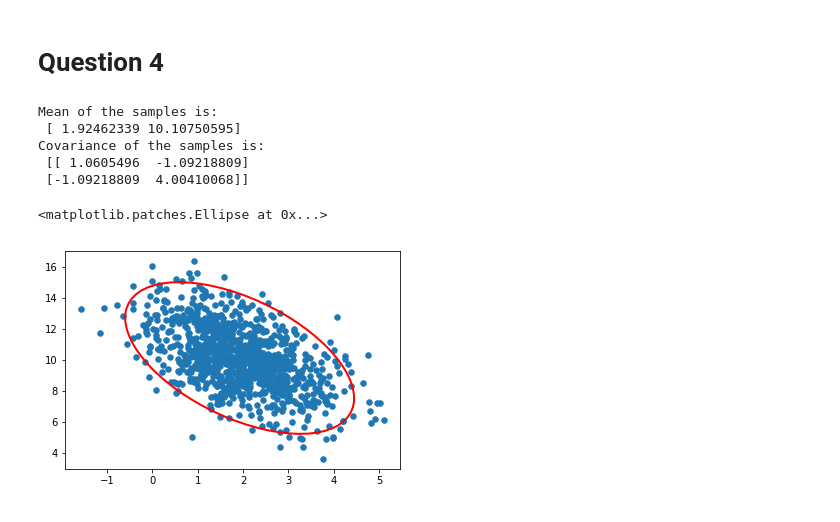
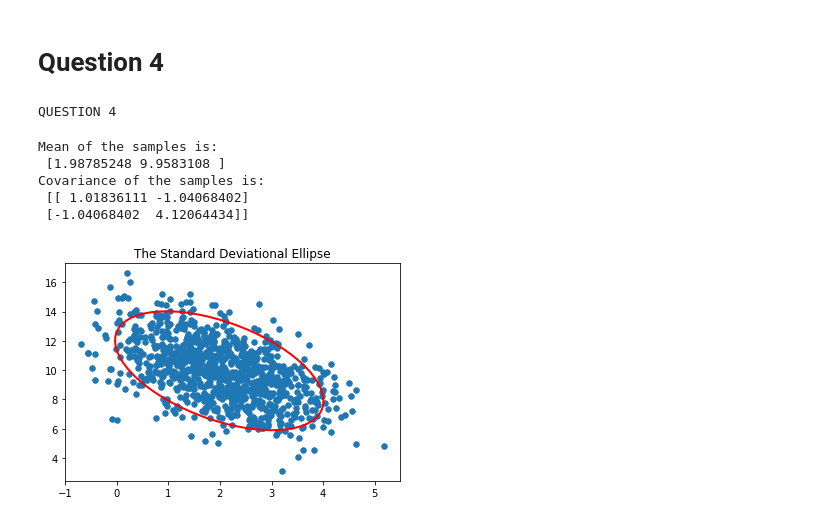
Before and after one commit to efeacer/Bilkent_EEE482_Assignments, a Jupyter notebook: Homework1_EA/Question4.ipynb, the cells around one changed output. Saved outputs shown, nothing was run; the diff lists cells and outputs as text; code cells hidden in the pictures.

```diff
--- a/Homework1_EA/Question4.ipynb
+++ b/Homework1_EA/Question4.ipynb
@@ -4,6 +5,26 @@
 import numpy as np
 import matplotlib.pyplot as plt
 from matplotlib.patches import Ellipse
+# %%
+# QUESTION 4
+print('QUESTION 4\n')
+# %% [output]
+QUESTION 4
+# %%
+def decompose(A):
+    """
+    Given a positive definite matrix A, computes and returns a
+    matrix Y such that Y^T.Y decomposes A. This decomposition
+    is a special case of SVD for positive definite matrices.
+    Args:
+        A: A positive definite matrix
+    Returns:
+        Y: A matrix such that A = Y^T.Y
+    """
+    Q, L, Q_T = np.linalg.svd(A)
+    L_sqrt = np.sqrt(np.diag(L))
+    Y = L_sqrt.dot(Q_T)
+    return Y
 # %%
 def ndRandn(mean, cov, num=1):
     """
@@ -28,18 +49,18 @@ def ndRandn(mean, cov, num=1):
     for _ in range(num):
         # Prepare a zero mean, unit covariance sample, that will later be adjusted
         sample_ident_cov = np.random.multivariate_normal(zero_mean, ident_cov)
-        # We can use Cholesky decomposition (a special case of SVD), since
-        # every covariance matrix must be symmetric and positive semidefinite
-        Y = np.linalg.cholesky(cov).T
+        # We can apply a special case of SVD to decompose A as Y^T.Y
+        # Y = np.linalg.cholesky(cov).T # alternative library function
+        Y = decompose(cov)
         # Adjust the sample to have the specified mean and covariance
         sample = sample_ident_cov.dot(Y)
         sample += mean
         samples.append(sample)
     return np.array(samples)
 # %%
-def get_confidence_ellipse(sample_mean, sample_cov):
+def get_standard_deviational_ellipse(sample_mean, sample_cov):
     """
-    Generates the 95% (value by convention) confidence ellipse
+    Generates the standard deviational ellipse
     for the data drawn from a particular 2-dimensional Gaussian
     Distribution.
     Args:
@@ -48,39 +69,40 @@ def get_confidence_ellipse(sample_mean, sample_cov):
         sample_cov: The covariance of the 2-dimensional Gaussian
             distribution samples(a 2X2 matrix)
     Returns:
-        confidence_ellipse: The Ellipse object representing
-            the 95% confidence ellipse
+        error_ellipse: The Ellipse object representing
+            the standard deviational ellipse
     """
     eigvals, eigvecs = np.linalg.eig(sample_cov)
     descending_order = eigvals.argsort()[::-1]
     eigvals = eigvals[descending_order]
     eigvecs = eigvecs[descending_order]
     theta = np.rad2deg(-np.arctan2(eigvecs[0, 1], eigvecs[0, 0]))
-    confidence_constant = np.sqrt(5.991)
-    width = np.sqrt(eigvals[0]) * 2 * confidence_constant
-    height = np.sqrt(eigvals[1]) * 2 * confidence_constant
+    width = np.sqrt(eigvals[0]) * 2 * 2
+    height = np.sqrt(eigvals[1]) * 2 * 2
     error_ellipse = Ellipse(xy=sample_mean, width=width, height=height,
                             angle=theta, edgecolor='r', fc='None', lw=2)
     return error_ellipse
 # %%
 mean = np.array([2, 10])
 cov = np.array([[1, -1],
                 [-1, 4]])
 samples = ndRandn(mean, cov, 1000)
 sample_mean = np.mean(samples, axis=0)
 print('Mean of the samples is:\n', sample_mean)
 sample_cov = np.cov(samples, rowvar=False)
 print('Covariance of the samples is:\n', sample_cov)
 x = [sample[0] for sample in samples]
 y = [sample[1] for sample in samples]
 plt.scatter(x, y, s=30)
-confidence_ellipse = get_confidence_ellipse(sample_mean, sample_cov)
-plt.gca().add_patch(confidence_ellipse)
+ellipse = get_standard_deviational_ellipse(sample_mean, sample_cov)
+plt.figure(1)
+plt.title('The Standard Deviational Ellipse')
+plt.gca().add_patch(ellipse)
+plt.show()
 # %% [output]
 Mean of the samples is:
- [ 1.92462339 10.10750595]
+ [1.98785248 9.9583108 ]
 Covariance of the samples is:
- [[ 1.0605496  -1.09218809]
- [-1.09218809  4.00410068]]
+ [[ 1.01836111 -1.04068402]
+ [-1.04068402  4.12064434]]
-<matplotlib.patches.Ellipse at 0x...>
-[figure, old version]
+[figure, new version]
```
Also changed, not shown: parts of 1 cell of this notebook, 5 other files.
